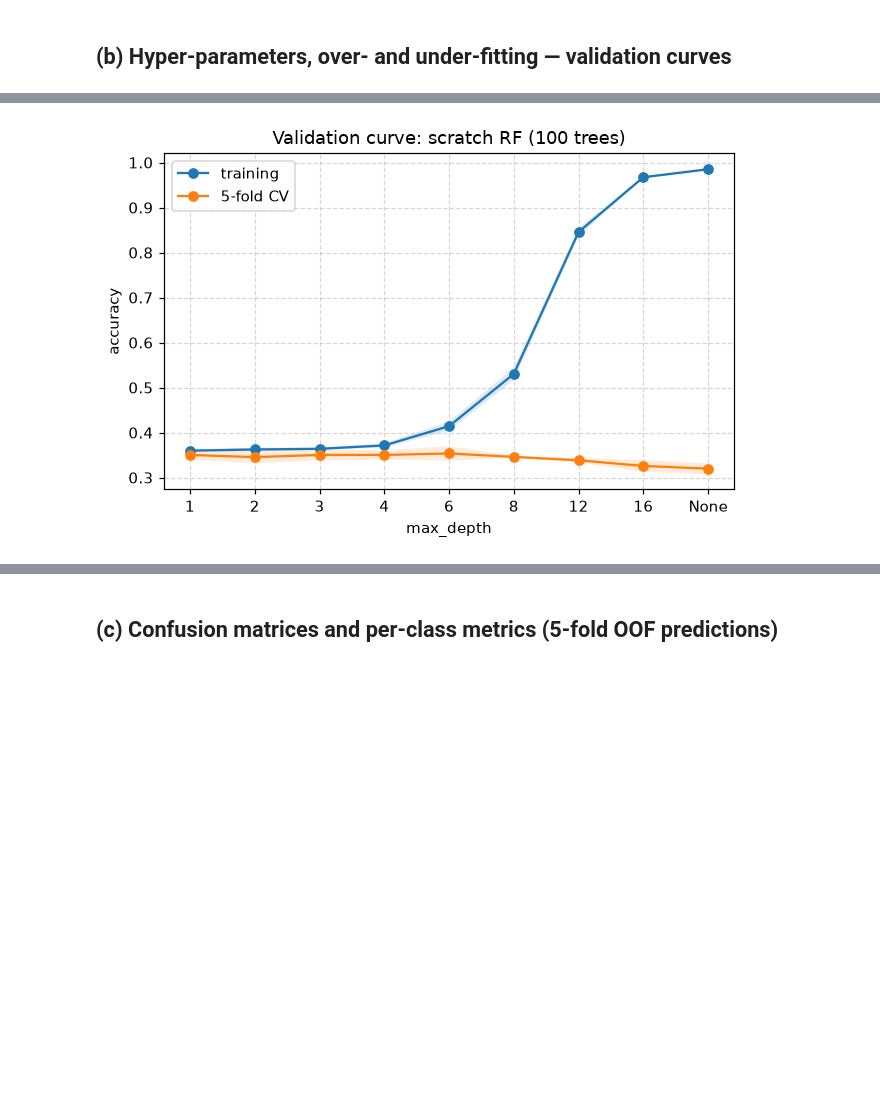
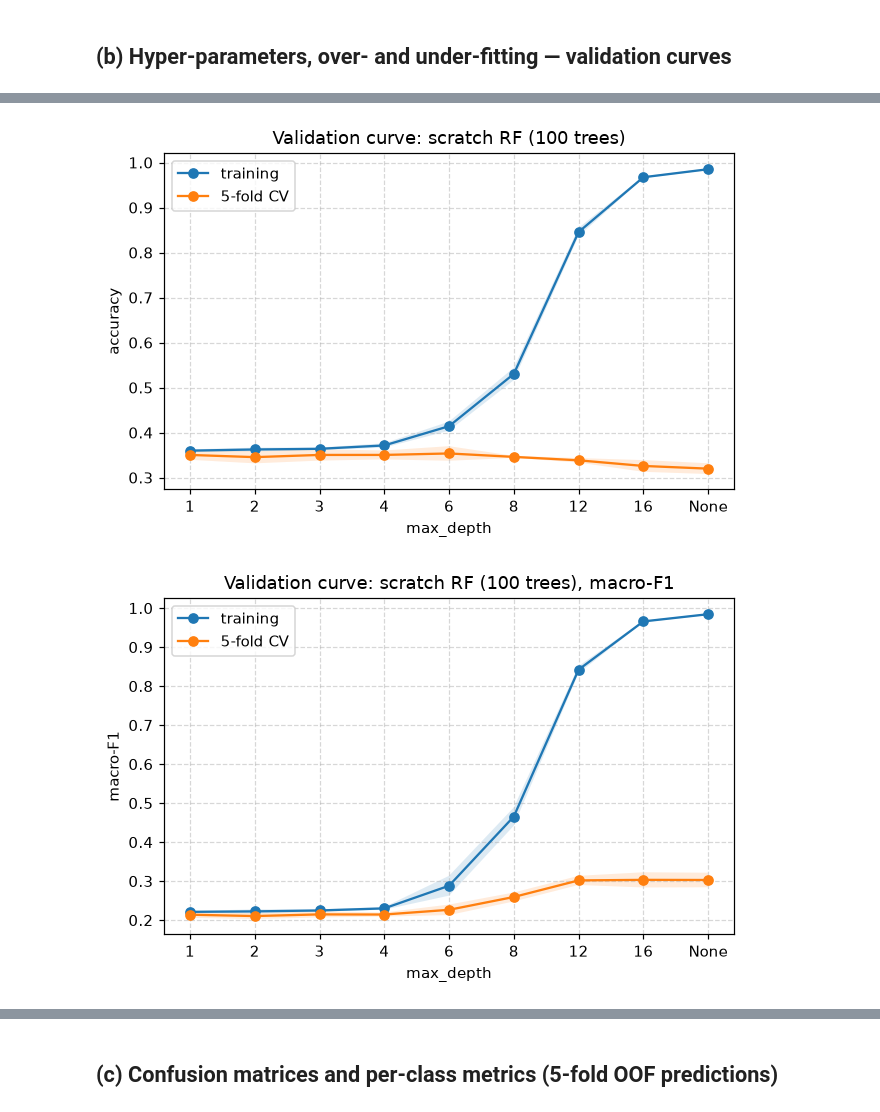
Before and after one commit to santhoshmstr143/DA-A4, a Jupyter notebook: SECTION-1/teamId_task3_analysis.ipynb, the cells around one changed output, grey strips where cells are left out. Cells and saved outputs as stored; diff of their text form; code cells hidden in the pictures; blank space fills up the shorter version.

```diff
--- a/SECTION-1/teamId_task3_analysis.ipynb
+++ b/SECTION-1/teamId_task3_analysis.ipynb
@@ -114,3 +114,19 @@ OvO, class_weight=None         0.325     0.286     0.474     0.164     0.131
 OvA, class_weight=balanced     0.319     0.314     0.284     0.330     0.303     0.356    0.258    0.263    0.208    0.270
 OvO, class_weight=balanced     0.316     0.312     0.250     0.299     0.353     0.375    0.223    0.256    0.254    0.267
 [figure]
+# %%
+# Numbers quoted in report §4.1 and its footnote: accuracy-selected forests (n = 200, same folds)
+for depth in [4, 8]:
+    p, _, _ = oof(lambda: make_rf_pipeline(n_estimators=200, max_depth=depth, random_state=42))
+    print(f"depth {depth}: acc {accuracy_score(y, p):.4f}, macro-F1 {f1_score(y, p, average='macro'):.4f}")
+    print("  recall    :", dict(zip(classes, recall_score(y, p, labels=classes, average=None).round(3))))
+    print("  #predicted:", {c: int((p == c).sum()) for c in classes})
+
+# 95% paired bootstrap CI (2,000 row resamples) for the macro-F1 gain from class_weight="balanced"
+rng = np.random.RandomState(0)
+for lab in ["OvA", "OvO"]:
+    pn, pb = exp[f"{lab}, class_weight=None"], exp[f"{lab}, class_weight=balanced"]
+    d = [f1_score(y[i], pb[i], average="macro") - f1_score(y[i], pn[i], average="macro")
+         for i in (rng.randint(0, n, n) for _ in range(2000))]
+    gain = f1_score(y, pb, average="macro") - f1_score(y, pn, average="macro")
+    print(lab, f"macro-F1 gain {gain:+.4f}, 95% CI", np.percentile(d, [2.5, 97.5]).round(4))
@@ -178,33 +206,36 @@ def vc_plot(xs, tr, cv, xlabel, title, fname, logx=False, ylabel="score", xt=Non
     if xt is not None: ax.set_xticks(xs); ax.set_xticklabels(xt)
     ax.set_xlabel(xlabel); ax.set_ylabel(ylabel); ax.set_title(title); ax.grid(ls="--", alpha=.5); ax.legend()
     plt.tight_layout(); plt.savefig(f"plots/{fname}", dpi=150, bbox_inches="tight"); plt.show()
 vc_plot(gammas, tr_g, cv_g, "gamma (log scale)", f"Validation curve: RBF OvA SVM (C={P_OVA['C']}, cw={P_OVA['class_weight']})",
         "val_curve_gamma.png", logx=True, ylabel="macro-F1")
 vc_plot(np.arange(len(depths)), tr_d, cv_d, "max_depth", "Validation curve: scratch RF (100 trees)",
         "val_curve_maxdepth.png", ylabel="accuracy", xt=[str(d) for d in depths])
+vc_plot(np.arange(len(depths)), tr_d2, cv_d2, "max_depth", "Validation curve: scratch RF (100 trees), macro-F1",
+        "val_curve_maxdepth_f1.png", ylabel="macro-F1", xt=[str(d) for d in depths])
 # %% [output]
   gamma  train macroF1  CV macroF1  CV std
  0.0010         0.3305      0.2880  0.0226
  0.0032         0.3474      0.3027  0.0182
  0.0100         0.3865      0.3038  0.0137
  0.0316         0.4952      0.3100  0.0179
  0.1000         0.6310      0.3143  0.0306
  0.3162         0.7363      0.3055  0.0079
  1.0000         0.8347      0.2934  0.0147
  3.1623         0.9117      0.2872  0.0104
 10.0000         0.9569      0.2589  0.0200
 max_depth  train acc  CV acc  train macroF1  CV macroF1
         1     0.3599  0.3504         0.2212      0.2139
         2     0.3625  0.3455         0.2224      0.2104
         3     0.3640  0.3504         0.2247      0.2147
         4     0.3715  0.3504         0.2301      0.2144
         6     0.4143  0.3537         0.2882      0.2264
         8     0.5303  0.3460         0.4656      0.2593
        12     0.8456  0.3384         0.8422      0.3018
        16     0.9674  0.3259         0.9659      0.3033
      None     0.9852  0.3199         0.9844      0.3029
 [figure]
 [figure]
+[figure, added]
 # %% [markdown]
 **SVM.**
 * **C** trades margin width against training errors. A large C fits the training set closely (overfitting); a small C
```
Also changed, not shown: parts of 4 cells of this notebook, 5 other files.
